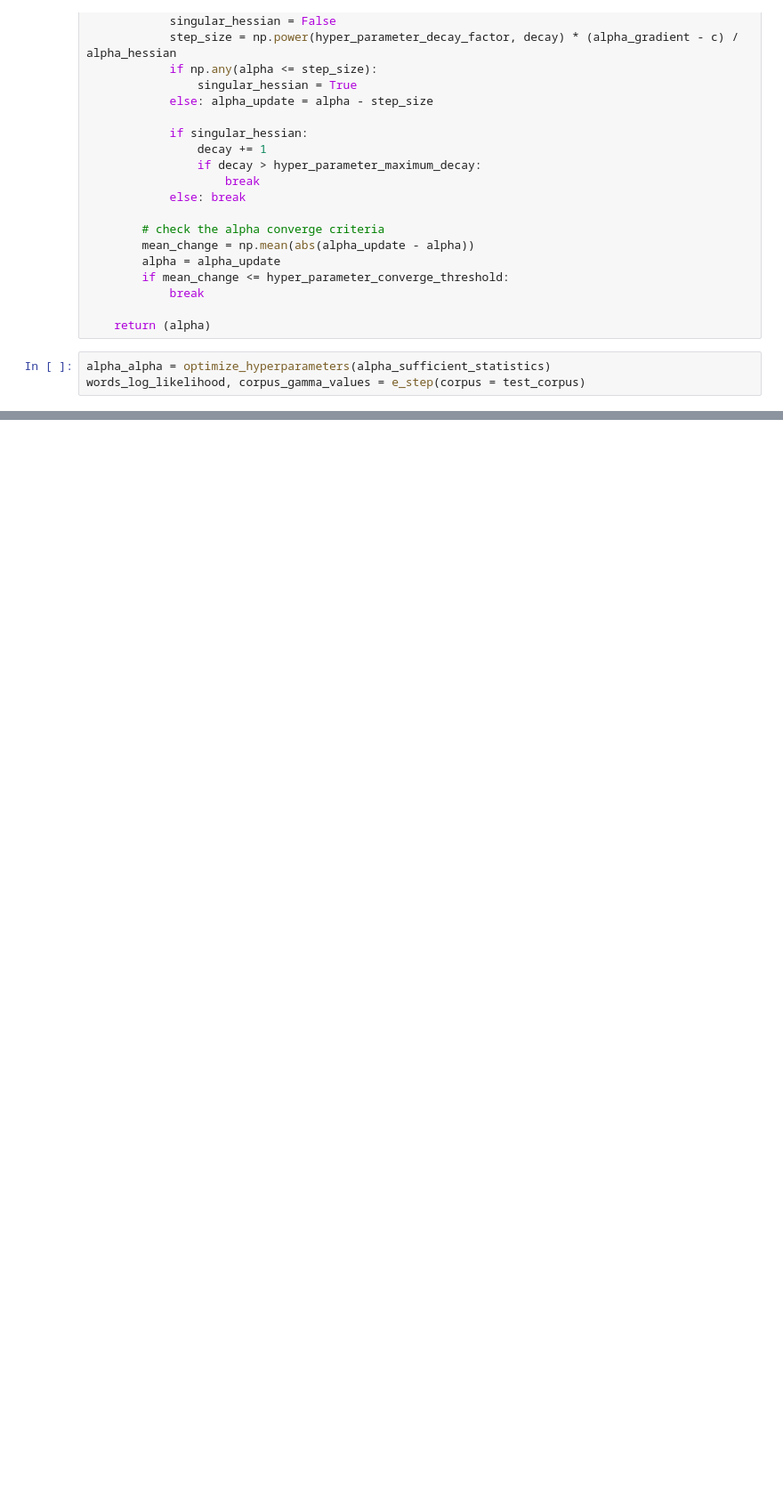
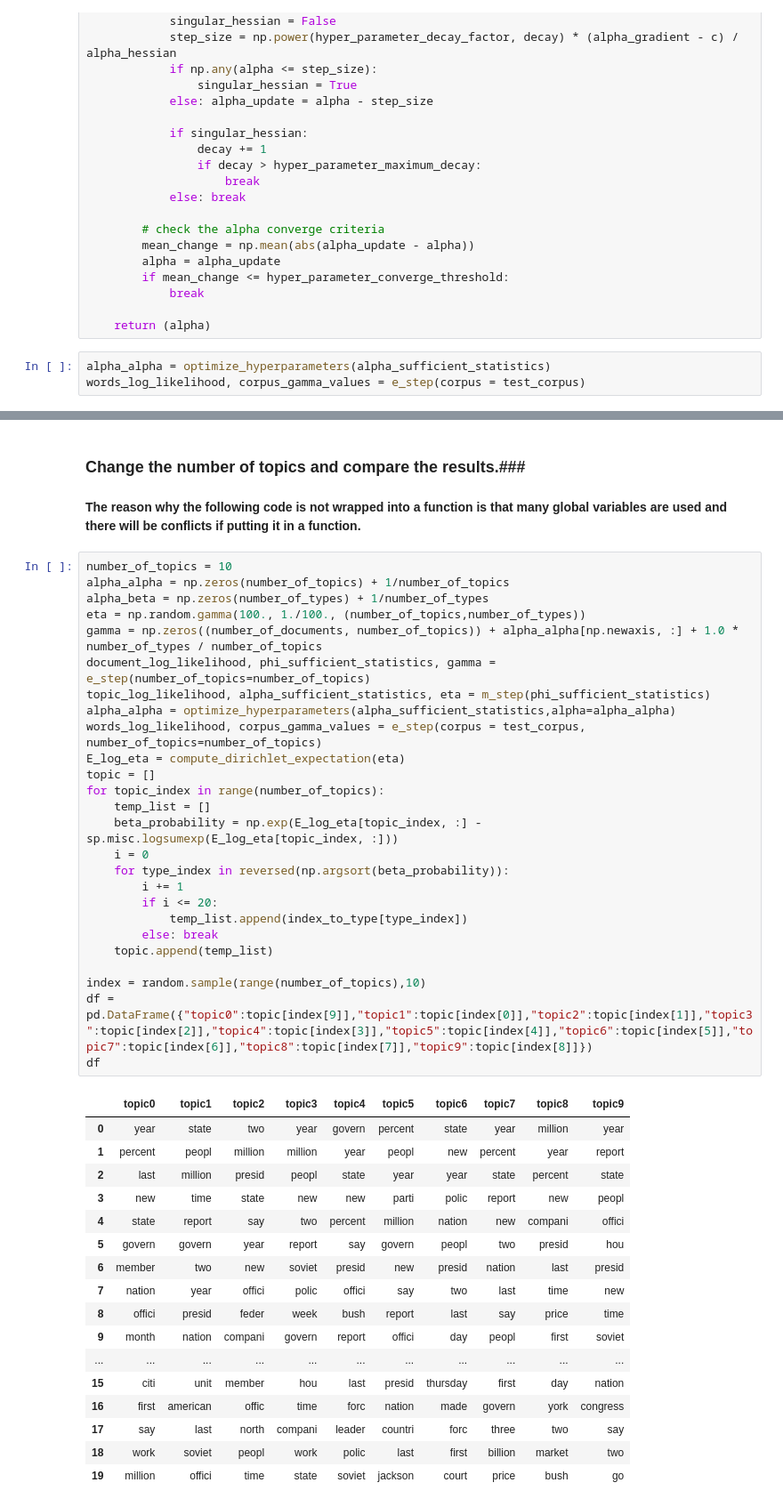
Before and after one commit to shiwenli/Make-this-Possible, a Jupyter notebook: code_version1.ipynb, the cells around one changed output, grey strips where cells are left out. Shown: that part at 89% size. Saved outputs shown, nothing was run; the diff lists cells and outputs as text; blank space fills up the shorter version.

```diff
--- a/code_version1.ipynb
+++ b/code_version1.ipynb
@@ -298,0 +298,49 @@ df
+# %% [markdown]
+### Change the number of topics and compare the results.###
+# %% [markdown]
+**The reason why the following code is not wrapped into a function is that many global variables are used and there will be conflicts if putting it in a function.**
+# %%
+number_of_topics = 10
+alpha_alpha = np.zeros(number_of_topics) + 1/number_of_topics
+alpha_beta = np.zeros(number_of_types) + 1/number_of_types
+eta = np.random.gamma(100., 1./100., (number_of_topics,number_of_types))
+gamma = np.zeros((number_of_documents, number_of_topics)) + alpha_alpha[np.newaxis, :] + 1.0 * number_of_types / number_of_topics
+document_log_likelihood, phi_sufficient_statistics, gamma = e_step(number_of_topics=number_of_topics)
+topic_log_likelihood, alpha_sufficient_statistics, eta = m_step(phi_sufficient_statistics)
+alpha_alpha = optimize_hyperparameters(alpha_sufficient_statistics,alpha=alpha_alpha)
+words_log_likelihood, corpus_gamma_values = e_step(corpus = test_corpus,
+number_of_topics=number_of_topics)
+E_log_eta = compute_dirichlet_expectation(eta)
+topic = []
+for topic_index in range(number_of_topics):
+    temp_list = []
+    beta_probability = np.exp(E_log_eta[topic_index, :] - sp.misc.logsumexp(E_log_eta[topic_index, :]))
+    i = 0
+    for type_index in reversed(np.argsort(beta_probability)):
+        i += 1
+        if i <= 20:
+            temp_list.append(index_to_type[type_index])
+        else: break
+    topic.append(temp_list)
+
+index = random.sample(range(number_of_topics),10)
+df = pd.DataFrame({"topic0":topic[index[9]],"topic1":topic[index[0]],"topic2":topic[index[1]],"topic3":topic[index[2]],"topic4":topic[index[3]],"topic5":topic[index[4]],"topic6":topic[index[5]],"topic7":topic[index[6]],"topic8":topic[index[7]],"topic9":topic[index[8]]})
+df
+# %% [output]
+|  | topic0 | topic1 | topic2 | topic3 | topic4 | topic5 | topic6 | topic7 | topic8 | topic9 |
+| 0 | year | state | two | year | govern | percent | state | year | million | year |
+| 1 | percent | peopl | million | million | year | peopl | new | percent | year | report |
+| 2 | last | million | presid | peopl | state | year | year | state | percent | state |
+| 3 | new | time | state | new | new | parti | polic | report | new | peopl |
+| 4 | state | report | say | two | percent | million | nation | new | compani | offici |
+| 5 | govern | govern | year | report | say | govern | peopl | two | presid | hou |
+| 6 | member | two | new | soviet | presid | new | presid | nation | last | presid |
+| 7 | nation | year | offici | polic | offici | say | two | last | time | new |
+| 8 | offici | presid | feder | week | bush | report | last | say | price | time |
+| 9 | month | nation | compani | govern | report | offici | day | peopl | first | soviet |
+| ... | ... | ... | ... | ... | ... | ... | ... | ... | ... | ... |
+| 15 | citi | unit | member | hou | last | presid | thursday | first | day | nation |
+| 16 | first | american | offic | time | forc | nation | made | govern | york | congress |
+| 17 | say | last | north | compani | leader | countri | forc | three | two | say |
+| 18 | work | soviet | peopl | work | polic | last | first | billion | market | two |
+| 19 | million | offici | time | state | soviet | jackson | court | price | bush | go |
```
Also changed, not shown: parts of 14 cells of this notebook.
